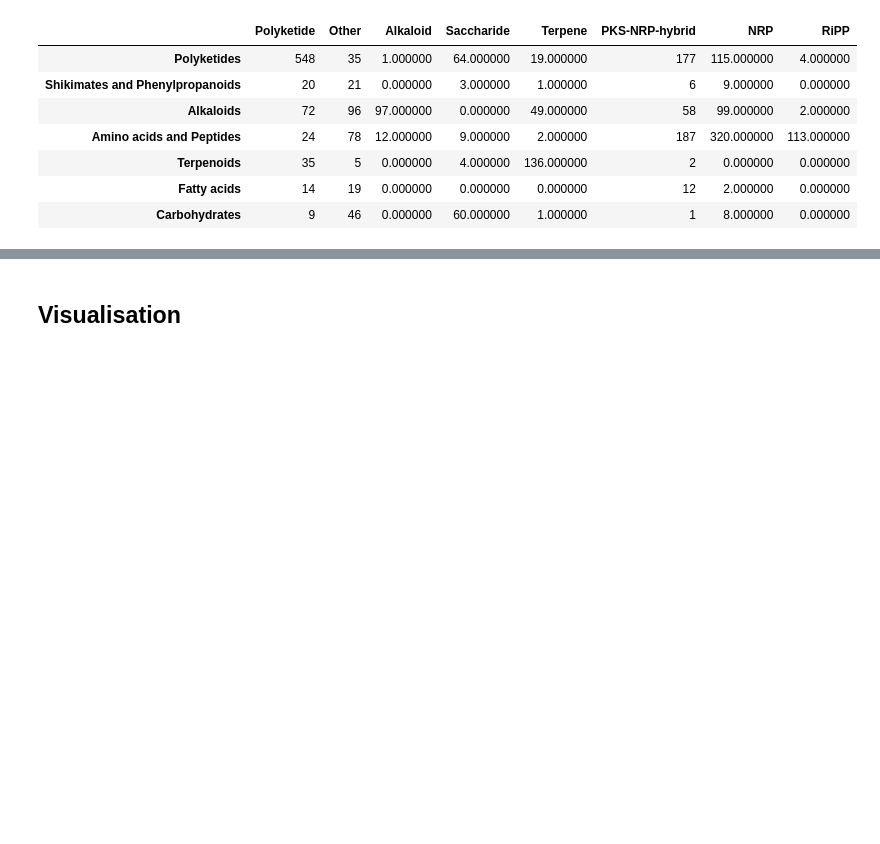
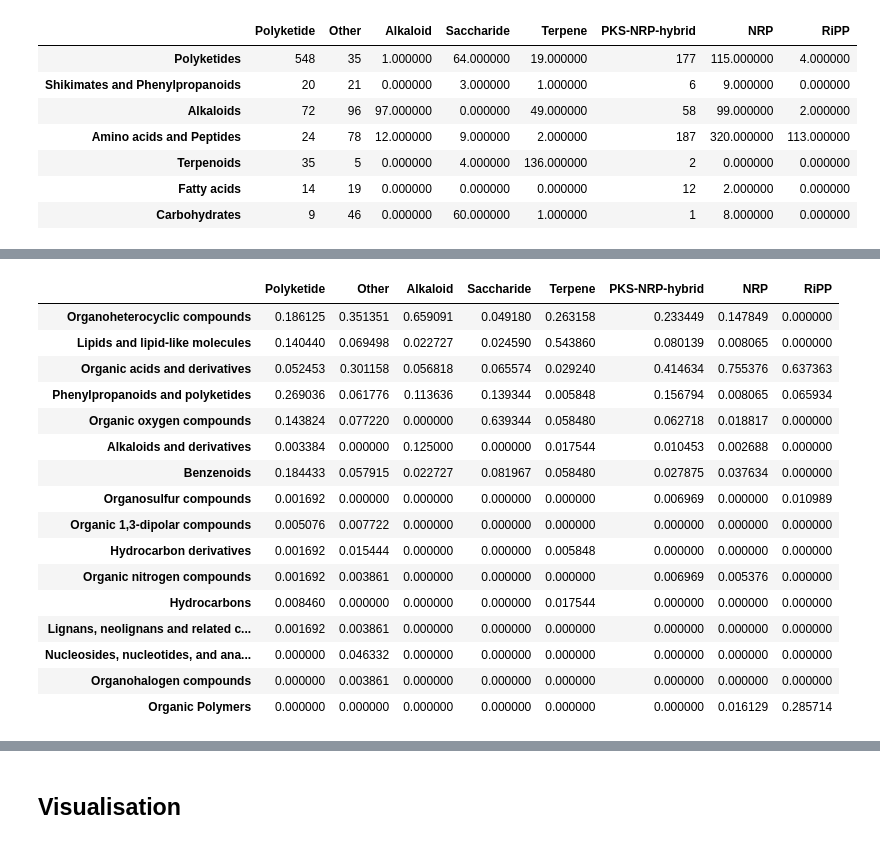
Before and after one commit to louwenjjr/mibig_classifications, a Jupyter notebook: notebooks/5-make_probability_tables.ipynb, the cells around one changed output, grey strips where cells are left out. Drawn from its saved outputs; the diff is of its cells as text; code cells hidden in the pictures; blank space fills up the shorter version.

```diff
--- a/notebooks/5-make_probability_tables.ipynb
+++ b/notebooks/5-make_probability_tables.ipynb
@@ -167,0 +214,21 @@ s
+# %%
+# rules for BGC -> superclass (read column to row)
+df_mibig_cls_cf_superclass/df_mibig_cls_cf_superclass.sum(axis=0)
+# %% [output]
+|  | Polyketide | Other | Alkaloid | Saccharide | Terpene | PKS-NRP-hybrid | NRP | RiPP |
+| Organoheterocyclic compounds | 0.186125 | 0.351351 | 0.659091 | 0.049180 | 0.263158 | 0.233449 | 0.147849 | 0.000000 |
+| Lipids and lipid-like molecules | 0.140440 | 0.069498 | 0.022727 | 0.024590 | 0.543860 | 0.080139 | 0.008065 | 0.000000 |
+| Organic acids and derivatives | 0.052453 | 0.301158 | 0.056818 | 0.065574 | 0.029240 | 0.414634 | 0.755376 | 0.637363 |
+| Phenylpropanoids and polyketides | 0.269036 | 0.061776 | 0.113636 | 0.139344 | 0.005848 | 0.156794 | 0.008065 | 0.065934 |
+| Organic oxygen compounds | 0.143824 | 0.077220 | 0.000000 | 0.639344 | 0.058480 | 0.062718 | 0.018817 | 0.000000 |
+| Alkaloids and derivatives | 0.003384 | 0.000000 | 0.125000 | 0.000000 | 0.017544 | 0.010453 | 0.002688 | 0.000000 |
+| Benzenoids | 0.184433 | 0.057915 | 0.022727 | 0.081967 | 0.058480 | 0.027875 | 0.037634 | 0.000000 |
+| Organosulfur compounds | 0.001692 | 0.000000 | 0.000000 | 0.000000 | 0.000000 | 0.006969 | 0.000000 | 0.010989 |
+| Organic 1,3-dipolar compounds | 0.005076 | 0.007722 | 0.000000 | 0.000000 | 0.000000 | 0.000000 | 0.000000 | 0.000000 |
+| Hydrocarbon derivatives | 0.001692 | 0.015444 | 0.000000 | 0.000000 | 0.005848 | 0.000000 | 0.000000 | 0.000000 |
+| Organic nitrogen compounds | 0.001692 | 0.003861 | 0.000000 | 0.000000 | 0.000000 | 0.006969 | 0.005376 | 0.000000 |
+| Hydrocarbons | 0.008460 | 0.000000 | 0.000000 | 0.000000 | 0.017544 | 0.000000 | 0.000000 | 0.000000 |
+| Lignans, neolignans and related c... | 0.001692 | 0.003861 | 0.000000 | 0.000000 | 0.000000 | 0.000000 | 0.000000 | 0.000000 |
+| Nucleosides, nucleotides, and ana... | 0.000000 | 0.046332 | 0.000000 | 0.000000 | 0.000000 | 0.000000 | 0.000000 | 0.000000 |
+| Organohalogen compounds | 0.000000 | 0.003861 | 0.000000 | 0.000000 | 0.000000 | 0.000000 | 0.000000 | 0.000000 |
+| Organic Polymers | 0.000000 | 0.000000 | 0.000000 | 0.000000 | 0.000000 | 0.000000 | 0.016129 | 0.285714 |
```
Also changed, not shown: parts of 12 cells of this notebook.
